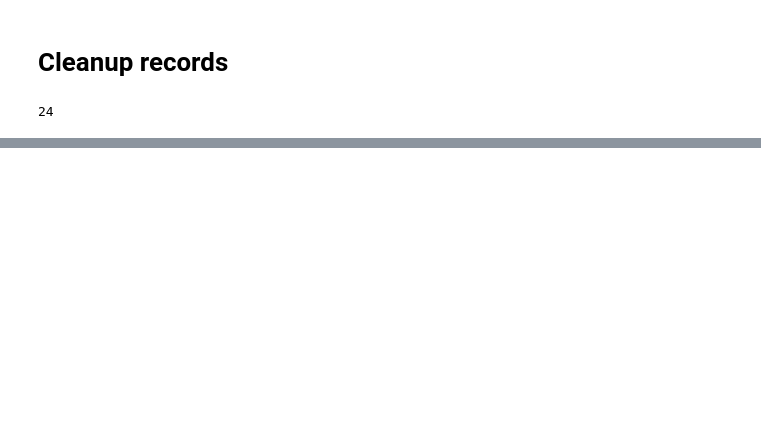
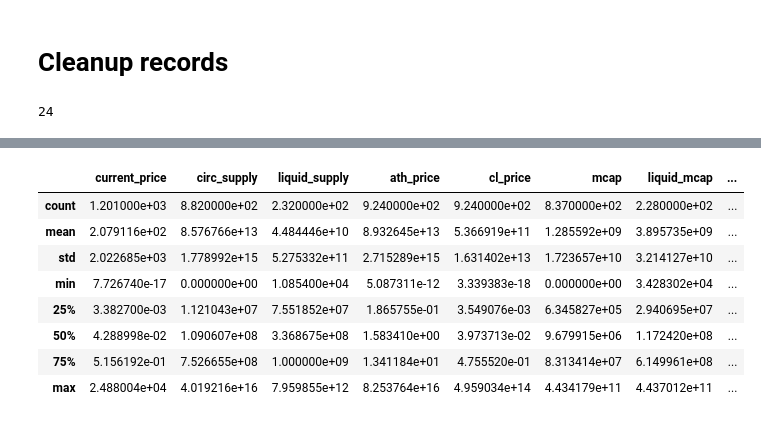
Before and after one commit to Friedrichz/crypto_tooling, a Jupyter notebook: track_vc_tokens.ipynb, the cells around one changed output, grey strips where cells are left out. Saved outputs shown, nothing was run; the diff lists cells and outputs as text; code cells hidden in the pictures; blank space fills up the shorter version.

```diff
--- a/track_vc_tokens.ipynb
+++ b/track_vc_tokens.ipynb
@@ -215,0 +294,12 @@ len(assets_dict["data"])
+# %%
+df.describe()
+# %% [output]
+|  | current_price | circ_supply | liquid_supply | ath_price | cl_price | mcap | liquid_mcap | ... |
+| count | 1.201000e+03 | 8.820000e+02 | 2.320000e+02 | 9.240000e+02 | 9.240000e+02 | 8.370000e+02 | 2.280000e+02 | ... |
+| mean | 2.079116e+02 | 8.576766e+13 | 4.484446e+10 | 8.932645e+13 | 5.366919e+11 | 1.285592e+09 | 3.895735e+09 | ... |
+| std | 2.022685e+03 | 1.778992e+15 | 5.275332e+11 | 2.715289e+15 | 1.631402e+13 | 1.723657e+10 | 3.214127e+10 | ... |
+| min | 7.726740e-17 | 0.000000e+00 | 1.085400e+04 | 5.087311e-12 | 3.339383e-18 | 0.000000e+00 | 3.428302e+04 | ... |
+| 25% | 3.382700e-03 | 1.121043e+07 | 7.551852e+07 | 1.865755e-01 | 3.549076e-03 | 6.345827e+05 | 2.940695e+07 | ... |
+| 50% | 4.288998e-02 | 1.090607e+08 | 3.368675e+08 | 1.583410e+00 | 3.973713e-02 | 9.679915e+06 | 1.172420e+08 | ... |
+| 75% | 5.156192e-01 | 7.526655e+08 | 1.000000e+09 | 1.341184e+01 | 4.755520e-01 | 8.313414e+07 | 6.149961e+08 | ... |
+| max | 2.488004e+04 | 4.019216e+16 | 7.959855e+12 | 8.253764e+16 | 4.959034e+14 | 4.434179e+11 | 4.437012e+11 | ... |
```
Also changed, not shown: parts of 10 cells of this notebook.
